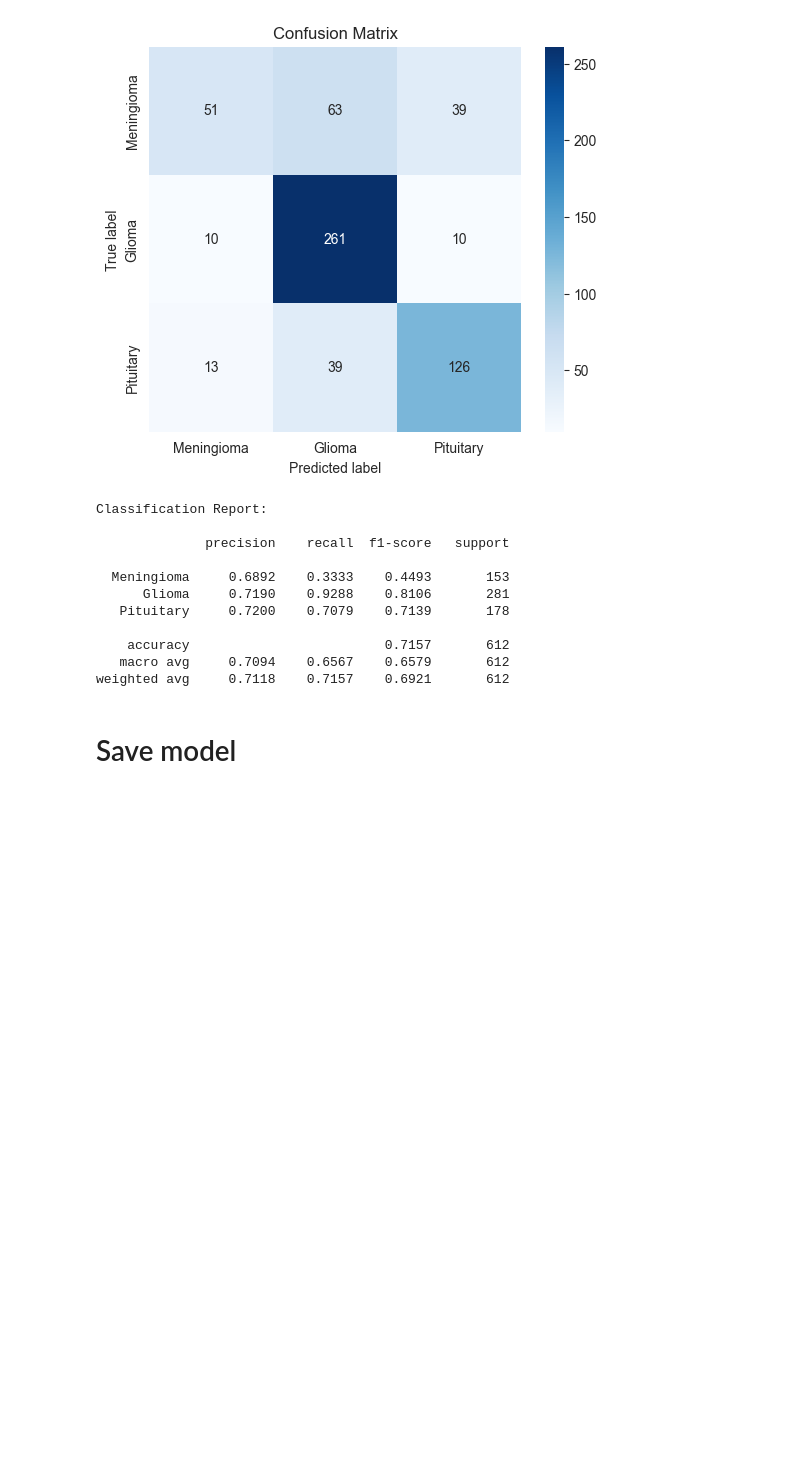
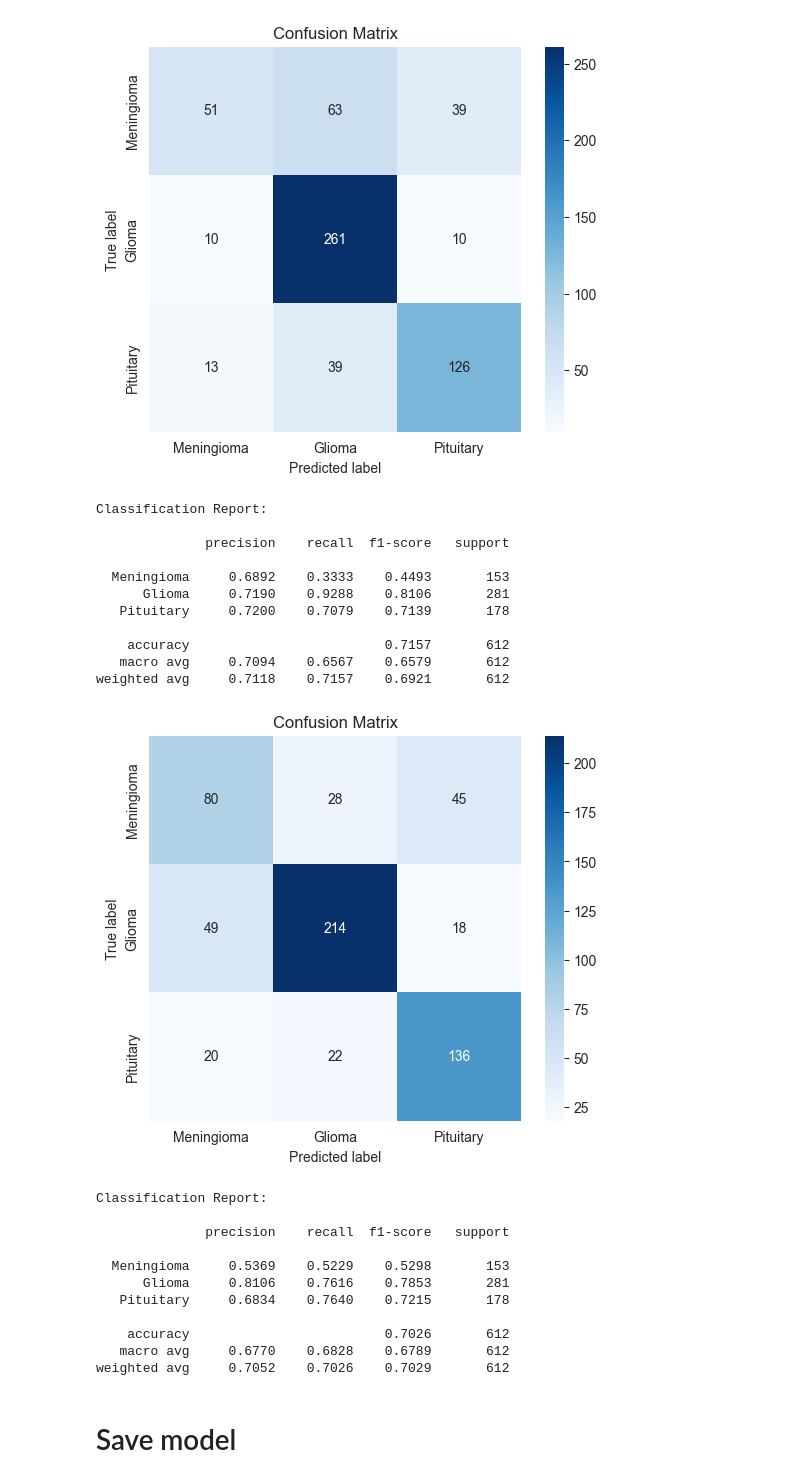
Before and after one commit to horia41/Using-Deep-Learning-for-Tumor-Type-Detection-and-Segmentation-of-Brain-Tumors-from-MRI-Images, a Jupyter notebook: Part2.ipynb, the cells around one changed output. Cells and saved outputs as stored; diff of their text form; code cells hidden in the pictures; blank space fills up the shorter version.

```diff
--- a/Part2.ipynb
+++ b/Part2.ipynb
@@ -531,0 +671,13 @@ Train size: 2207, Val size: 245, Test size: 612
+# %%
+# validation and test losses like before
+# FOR ATTENTION !!!!!!
+# FOR ATTENTION !!!!!!
+model.eval()
+
+trainer.validate(model, datamodule=data_module)
+
+print("\n")
+
+model.test_step = model.validation_step
+
+trainer.test(model, datamodule=data_module)
@@ -587,6 +756,66 @@ Classification Report:
     accuracy                         0.7157       612
    macro avg     0.7094    0.6567    0.6579       612
 weighted avg     0.7118    0.7157    0.6921       612
+# %%
+# FOR ATTENTION !!!!!!
+# FOR ATTENTION !!!!!
+# with layer 4 unfrozen, 0.96 accuracy
+
+from sklearn.metrics import confusion_matrix, classification_report
+import seaborn as sns
+
+# set model to evaluation mode
+model.eval()
+y_true = []
+y_pred = []
+
+with torch.no_grad():
+    for images, masks, labels in test_loader:
+        # move to same device as model
+        images = images.to(model.device)
+        labels = labels.to(model.device)
+
+        logits = model(images)
+        preds  = torch.argmax(logits, 1)
+
+        y_true.append(labels.cpu().numpy())
+        y_pred.append(preds.cpu().numpy())
+
+y_true = np.concatenate(y_true)
+y_pred = np.concatenate(y_pred)
+
+# confusion matrix
+cm = confusion_matrix(y_true, y_pred)
+class_names = ["Meningioma", "Glioma", "Pituitary"]
+
+plt.figure(figsize=(6,5))
+sns.heatmap(cm, annot=True, fmt="d", cmap="Blues",
+            xticklabels=class_names, yticklabels=class_names)
+plt.ylabel("True label")
+plt.xlabel("Predicted label")
+plt.title("Confusion Matrix")
+plt.show()
+
+# accuracy, precision, recall, f1
+print("Classification Report:\n")
+print(classification_report(
+    y_true, y_pred,
+    target_names=class_names,
+    digits=4
+))
+# %% [output]
+[figure, added]
+Classification Report:
+
+              precision    recall  f1-score   support
+
+  Meningioma     0.5369    0.5229    0.5298       153
+      Glioma     0.8106    0.7616    0.7853       281
+   Pituitary     0.6834    0.7640    0.7215       178
+
+    accuracy                         0.7026       612
+   macro avg     0.6770    0.6828    0.6789       612
+weighted avg     0.7052    0.7026    0.7029       612
 # %% [markdown]
 # Save model
 # %%
```
Also changed, not shown: parts of 16 cells of this notebook, 9 other files.
